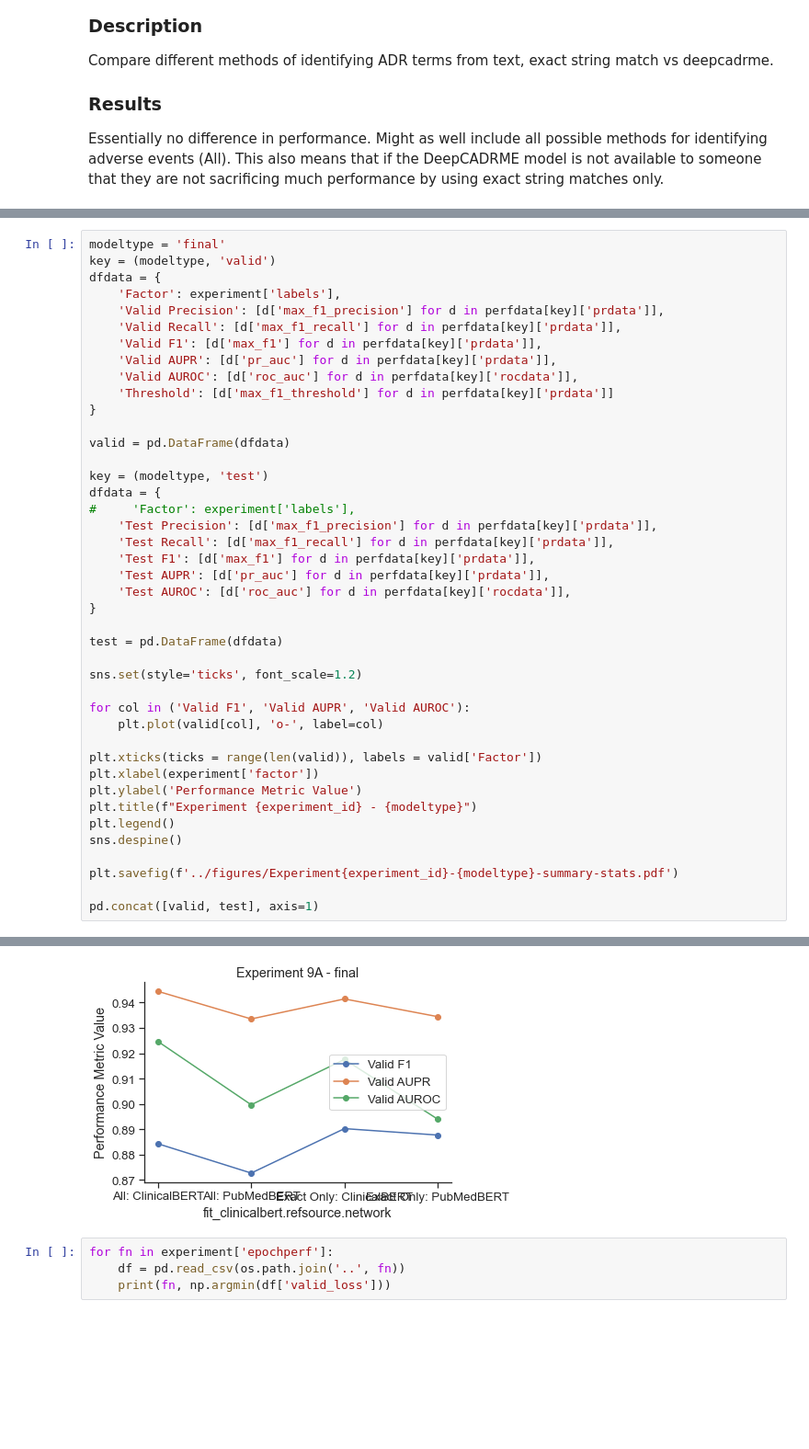
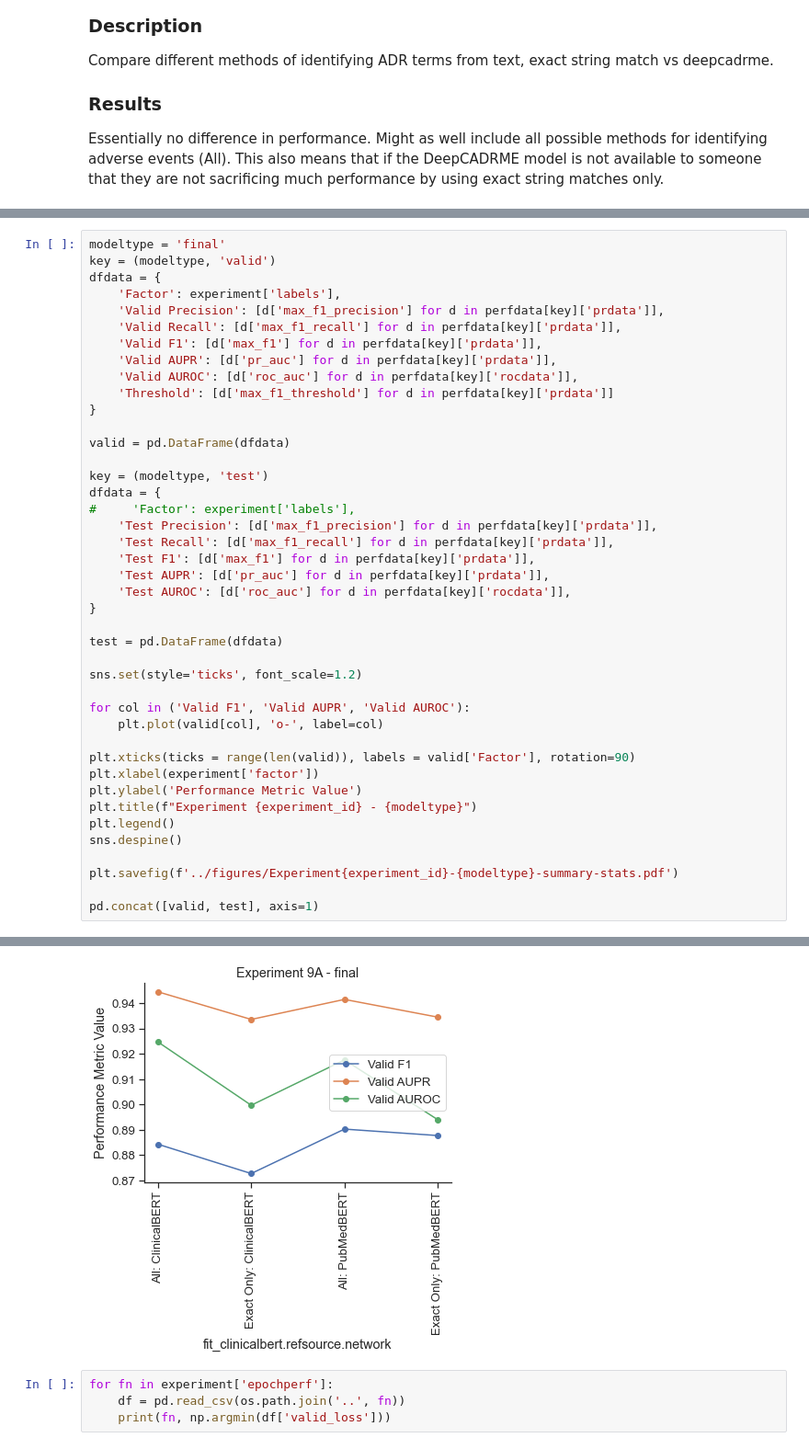
Before and after one commit to tatonetti-lab/onsides, a Jupyter notebook: notebooks/Experiment 09A-ADR Term Identification Method exact vs deepcadrme and exact, ref method 14.ipynb, the cells around one changed output, grey strips where cells are left out. Shown: that part at 92% size. Drawn from its saved outputs; the diff is of its cells as text; blank space fills up the shorter version.

```diff
--- a/notebooks/Experiment 09A-ADR Term Identification Method exact vs deepcadrme and exact, ref method 14.ipynb
+++ b/notebooks/Experiment 09A-ADR Term Identification Method exact vs deepcadrme and exact, ref method 14.ipynb
@@ -200,7 +200,7 @@ sns.set(style='ticks', font_scale=1.2)
 for col in ('Valid F1', 'Valid AUPR', 'Valid AUROC'):
     plt.plot(valid[col], 'o-', label=col)
 
-plt.xticks(ticks = range(len(valid)), labels = valid['Factor'])
+plt.xticks(ticks = range(len(valid)), labels = valid['Factor'], rotation=90)
 plt.xlabel(experiment['factor'])
 plt.ylabel('Performance Metric Value')
 plt.title(f"Experiment {experiment_id} - {modeltype}")
@@ -218,5 +218,5 @@ pd.concat([valid, test], axis=1)
 | 3 | Exact Only: PubMedBERT | 0.944 | 0.838 | 0.888 | 0.934 | 0.894 | 3.093 | 0.962 | ... |
-[figure, old version]
+[figure, new version]
 # %%
 for fn in experiment['epochperf']:
     df = pd.read_csv(os.path.join('..', fn))
```
Also changed, not shown: parts of 3 cells of this notebook, 25 other files.
